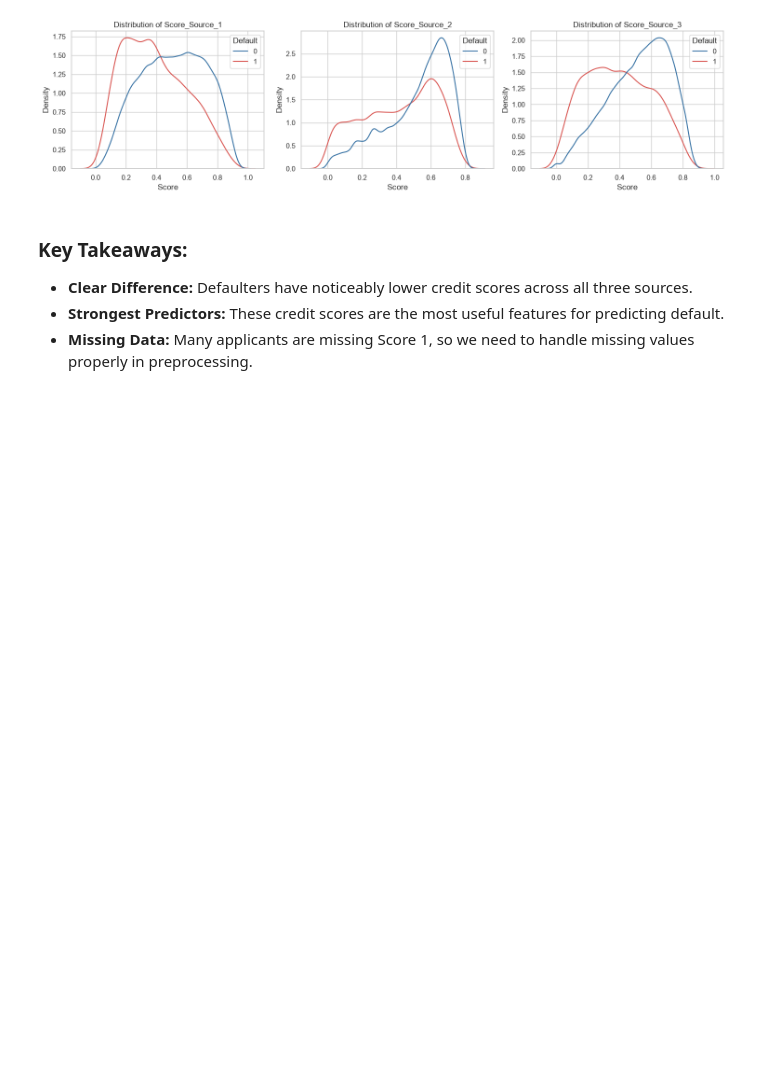
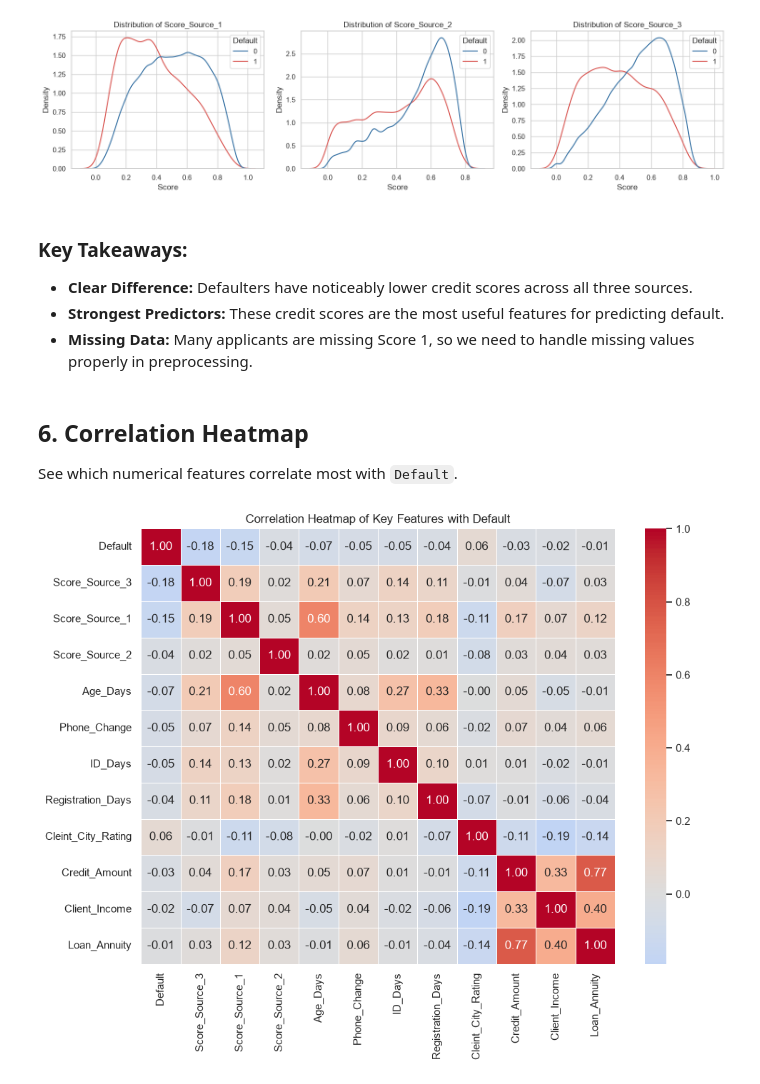
Before and after one commit to Pasiya990/FDM-AutoMobile_Loan_Default_Modelling, a Jupyter notebook: notebooks/02_eda.ipynb, the cells around one changed output. Saved outputs shown, nothing was run; the diff lists cells and outputs as text; code cells hidden in the pictures; blank space fills up the shorter version.

Commit message:
feat(eda): add correlation heatmap of key numerical features with default

```diff
--- a/notebooks/02_eda.ipynb
+++ b/notebooks/02_eda.ipynb
@@ -213,3 +213,25 @@ Default
 - **Clear Difference:** Defaulters have noticeably lower credit scores across all three sources.
 - **Strongest Predictors:** These credit scores are the most useful features for predicting default.
 - **Missing Data:** Many applicants are missing Score 1, so we need to handle missing values properly in preprocessing.
+# %% [markdown]
+## 6. Correlation Heatmap
+See which numerical features correlate most with `Default`.
+# %%
+# Select key numerical features
+corr_features = [
+    'Default', 'Score_Source_3', 'Score_Source_1', 'Score_Source_2',
+    'Age_Days', 'Phone_Change', 'ID_Days', 'Registration_Days',
+    'Cleint_City_Rating', 'Credit_Amount', 'Client_Income', 'Loan_Annuity'
+]
+
+# Calculate correlations
+corr_matrix = df[corr_features].corr()
+
+# Plot heatmap
+plt.figure(figsize=(10, 8))
+sns.heatmap(corr_matrix, annot=True, fmt='.2f', cmap='coolwarm', center=0, linewidths=0.5)
+plt.title('Correlation Heatmap of Key Features with Default')
+plt.tight_layout()
+plt.show()
+# %% [output]
+[figure, added]
```
Also changed, not shown: parts of 1 cell of this notebook.
